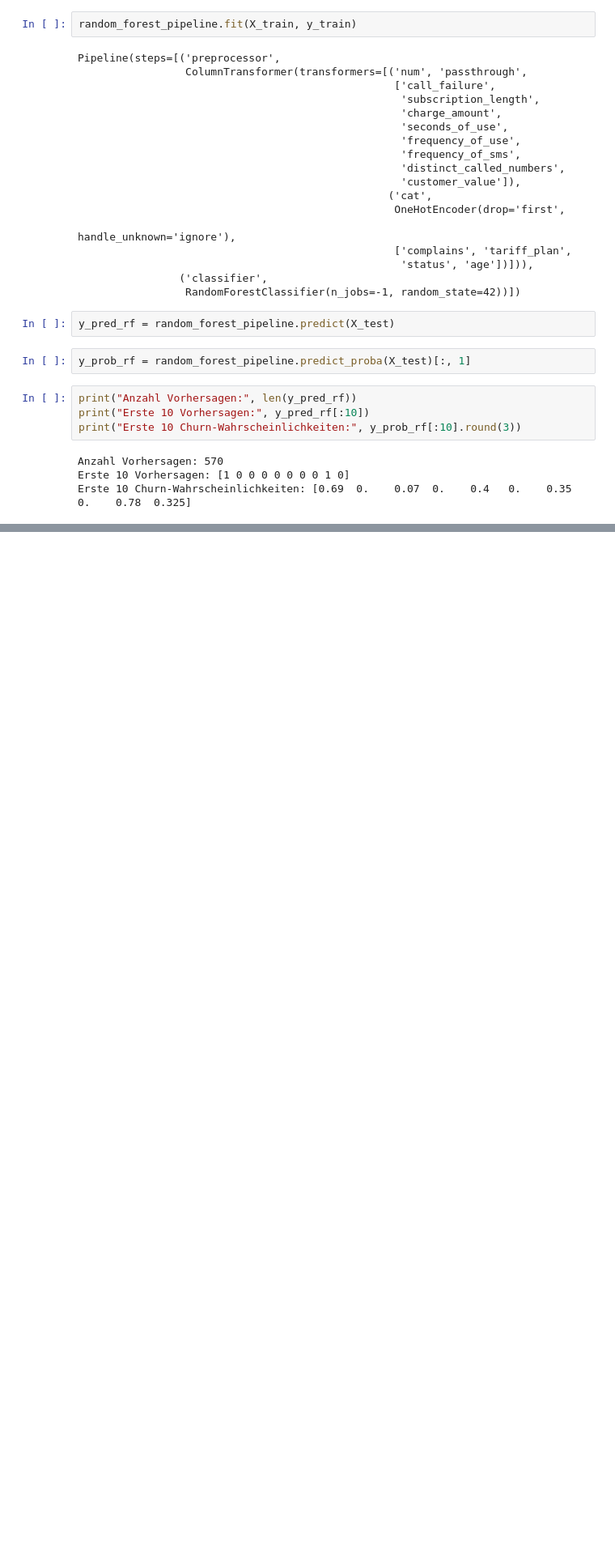
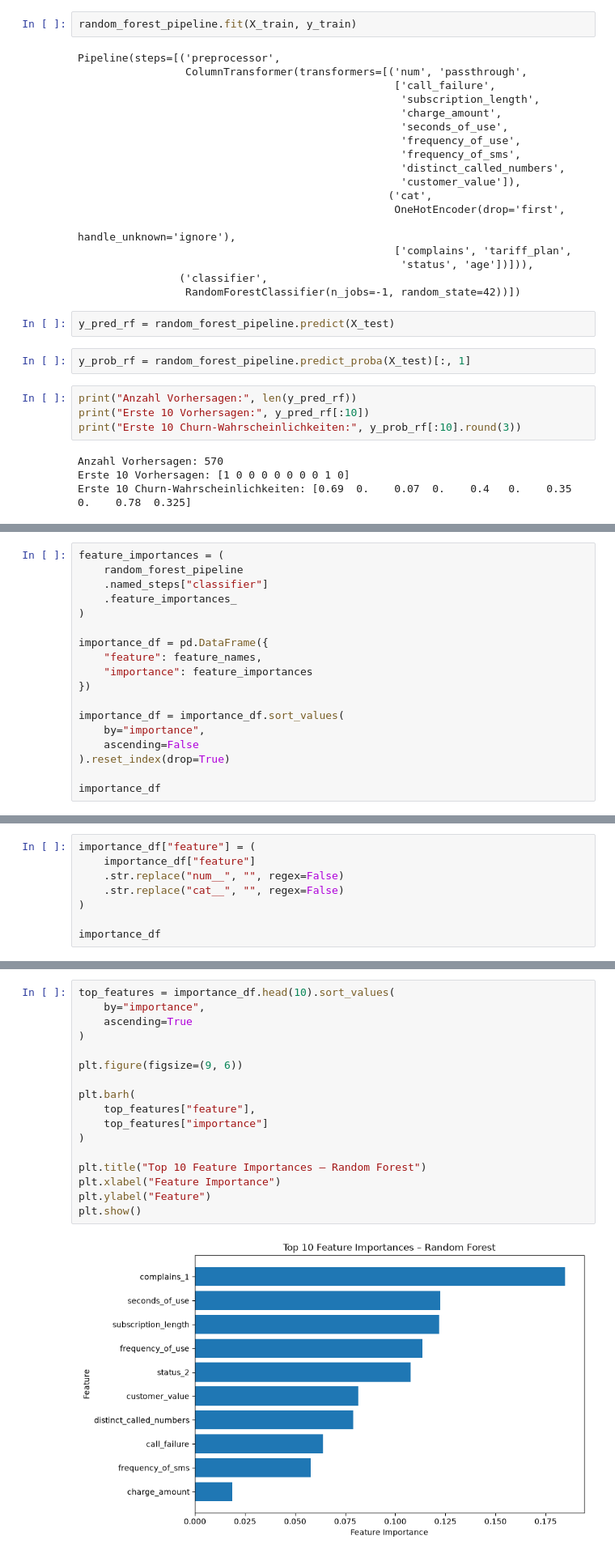
Before and after one commit to selma1405/telecom-customer-churn, a Jupyter notebook: notebooks/03_modeling.ipynb, the cells around one changed output, grey strips where cells are left out. Shown at 81% size. Saved outputs shown, nothing was run; the diff lists cells and outputs as text; blank space fills up the shorter version.

```diff
--- a/notebooks/03_modeling.ipynb
+++ b/notebooks/03_modeling.ipynb
@@ -349,0 +533,18 @@ Erste 10 Churn-Wahrscheinlichkeiten: [0.69  0.    0.07  0.    0.4   0.    0.35
+# %%
+feature_importances = (
+    random_forest_pipeline
+    .named_steps["classifier"]
+    .feature_importances_
+)
+
+importance_df = pd.DataFrame({
+    "feature": feature_names,
+    "importance": feature_importances
+})
+
+importance_df = importance_df.sort_values(
+    by="importance",
+    ascending=False
+).reset_index(drop=True)
+
+importance_df
@@ -349,0 +568,8 @@ Erste 10 Churn-Wahrscheinlichkeiten: [0.69  0.    0.07  0.    0.4   0.    0.35
+# %%
+importance_df["feature"] = (
+    importance_df["feature"]
+    .str.replace("num__", "", regex=False)
+    .str.replace("cat__", "", regex=False)
+)
+
+importance_df
@@ -349,0 +593,19 @@ Erste 10 Churn-Wahrscheinlichkeiten: [0.69  0.    0.07  0.    0.4   0.    0.35
+# %%
+top_features = importance_df.head(10).sort_values(
+    by="importance",
+    ascending=True
+)
+
+plt.figure(figsize=(9, 6))
+
+plt.barh(
+    top_features["feature"],
+    top_features["importance"]
+)
+
+plt.title("Top 10 Feature Importances – Random Forest")
+plt.xlabel("Feature Importance")
+plt.ylabel("Feature")
+plt.show()
+# %% [output]
+[figure, added]
```
Also changed, not shown: parts of 19 cells of this notebook.
